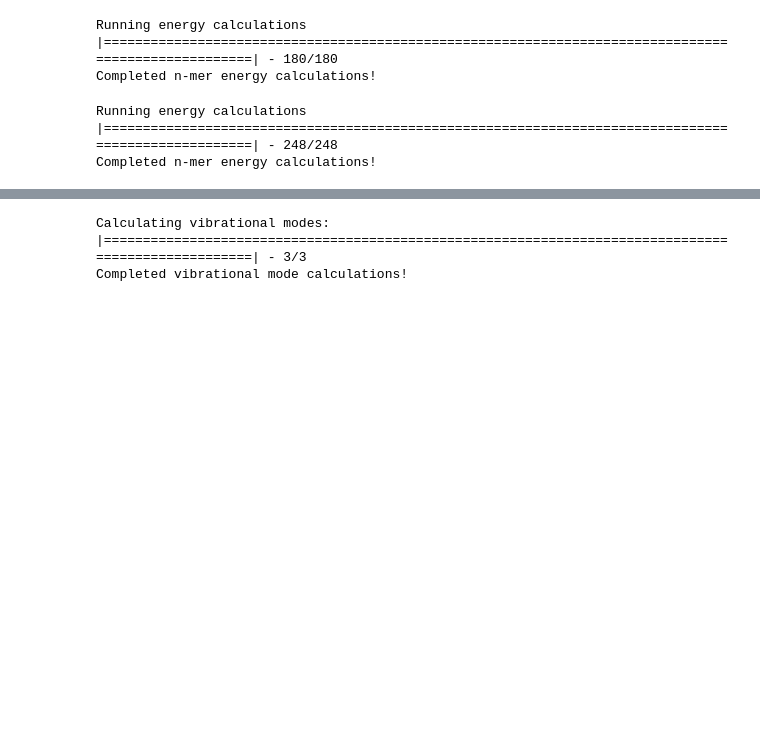
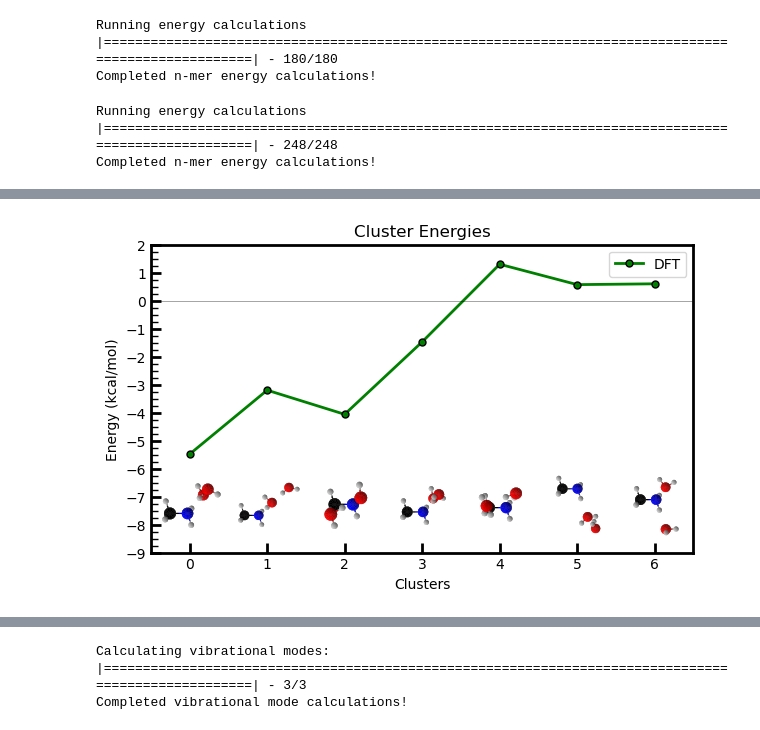
Before and after one commit to PolyachenkoYA/QDMS_2025, a Jupyter notebook: tutorials/2_Many-Body_Model_Build-Along/Tutorial_2_inputs.ipynb, the cells around one changed output, grey strips where cells are left out. Saved outputs shown, nothing was run; the diff lists cells and outputs as text; code cells hidden in the pictures; blank space fills up the shorter version.

```diff
--- a/tutorials/2_Many-Body_Model_Build-Along/Tutorial_2_inputs.ipynb
+++ b/tutorials/2_Many-Body_Model_Build-Along/Tutorial_2_inputs.ipynb
@@ -753,0 +788,13 @@ Completed n-mer energy calculations!
+# %%
+plot_clusters(
+        clusters_CH3NH2_H2O_H2O,
+        {
+            "DFT": calculate_many_body_energies(clusters_CH3NH2_H2O_H2O, clusters_CH3NH2_H2O_H2O_energies)
+        },
+        centerer=lambda system: system.atoms[0].point,
+        aligner=lambda system: (system.atoms[4].point, system.atoms[1].point),
+        ymin=-9,
+        render_scale=0.3
+)
+# %% [output]
+[figure, added]
```
Also changed, not shown: parts of 6 cells of this notebook, 6 other files.
